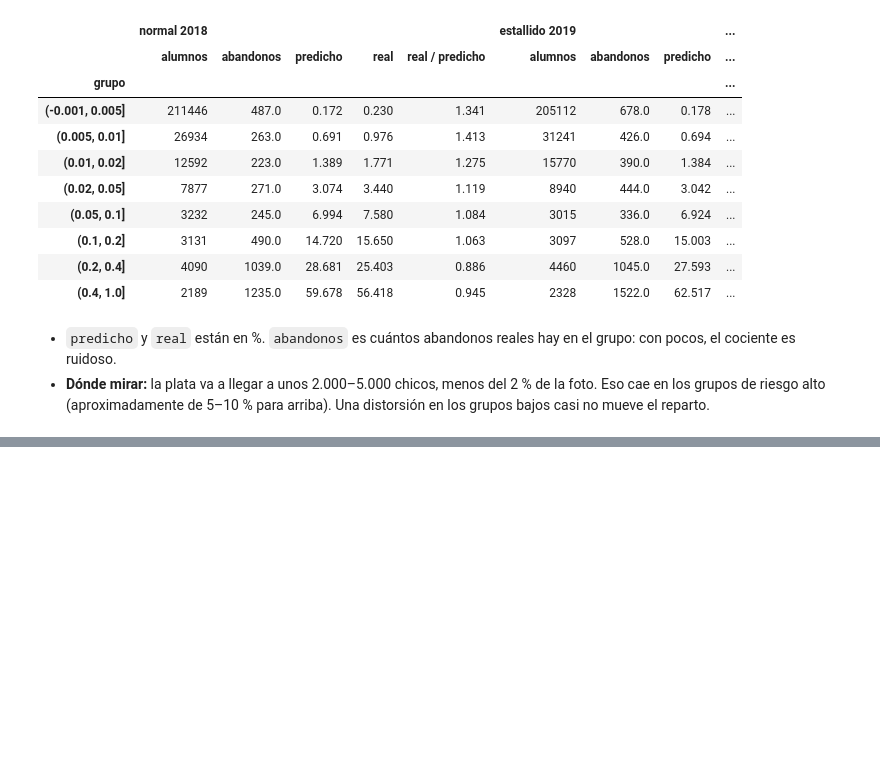
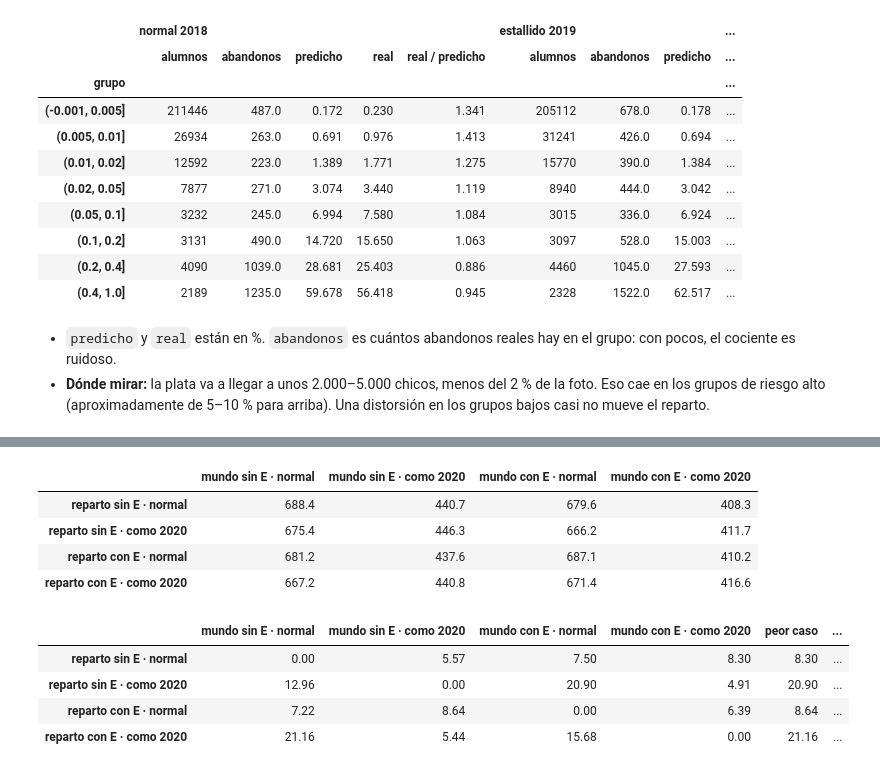
Before and after one commit to OsvaldoFernandez/acd-minedu, a Jupyter notebook: desafio.ipynb, the cells around one changed output, grey strips where cells are left out. Cells and saved outputs as stored; diff of their text form; code cells hidden in the pictures; blank space fills up the shorter version.

Commit message:
Escenario como 2020, reparto óptimo y matriz de arrepentimiento
Co-Authored-By: Claude Opus 5.5 <noreply@anthropic.com>

```diff
--- a/desafio.ipynb
+++ b/desafio.ipynb
@@ -512,0 +523,15 @@ Lo que sigue:
+# %%
+from sklearn.isotonic import IsotonicRegression
+
+MUNDOS = ["normal", "como 2020"]
+p = {}
+for variante, cols in VARIANTES.items():
+    y_bt, p_bt = bt["pandemia 2020"] if variante == "sin E" else predecir_backtest(cols, 2015, 2019, 2020)
+    iso = IsotonicRegression(out_of_bounds="clip", y_min=1e-6).fit(p_bt, y_bt)
+    p[(variante, "normal")] = foto[f"p {variante}"].to_numpy()
+    p[(variante, "como 2020")] = iso.predict(p[(variante, "normal")])
+
+pd.DataFrame({f"{v} · {w}": [100 * q.mean()] + [100 * q[(p[(v, 'normal')] > a) & (p[(v, 'normal')] <= b)].mean()
+                                                 for a, b in [(.1, .2), (.2, .4), (.4, 1)]]
+              for (v, w), q in p.items()},
+             index=["tasa media 2021 (%)", "grupo 10–20 % (%)", "grupo 20–40 % (%)", "grupo 40–100 % (%)"]).round(2)
@@ -512,0 +615,12 @@ Lo que sigue:
+# %%
+def matriz(claves):
+    valor = pd.DataFrame({f"mundo {v} · {w}": {f"reparto {rv} · {rw}": evitados(repartos[(rv, rw)], p[(v, w)])
+                                              for rv, rw in claves}
+                          for v, w in claves})
+    return valor, valor.max() - valor
+
+
+SIN_E = [("sin E", w) for w in MUNDOS]
+valor, arrep = matriz(SIN_E)
+display(valor.round(1))
+arrep.assign(**{"peor caso": arrep.max(axis=1), "peor caso (%)": 100 * (arrep / valor.max()).max(axis=1)}).round(2)
@@ -512,0 +634,16 @@ Lo que sigue:
+# %%
+TODAS = list(p)
+valor4, arrep4 = matriz(TODAS)
+display(valor4.round(1))
+arrep4.assign(**{"peor caso": arrep4.max(axis=1), "peor caso (%)": 100 * (arrep4 / valor4.max()).max(axis=1)}).round(2)
+# %% [output]
+|  | mundo sin E · normal | mundo sin E · como 2020 | mundo con E · normal | mundo con E · como 2020 |
+| reparto sin E · normal | 688.4 | 440.7 | 679.6 | 408.3 |
+| reparto sin E · como 2020 | 675.4 | 446.3 | 666.2 | 411.7 |
+| reparto con E · normal | 681.2 | 437.6 | 687.1 | 410.2 |
+| reparto con E · como 2020 | 667.2 | 440.8 | 671.4 | 416.6 |
+|  | mundo sin E · normal | mundo sin E · como 2020 | mundo con E · normal | mundo con E · como 2020 | peor caso | ... |
+| reparto sin E · normal | 0.00 | 5.57 | 7.50 | 8.30 | 8.30 | ... |
+| reparto sin E · como 2020 | 12.96 | 0.00 | 20.90 | 4.91 | 20.90 | ... |
+| reparto con E · normal | 7.22 | 8.64 | 0.00 | 6.39 | 8.64 | ... |
+| reparto con E · como 2020 | 21.16 | 5.44 | 15.68 | 0.00 | 21.16 | ... |
```
Also changed, not shown: parts of 14 cells of this notebook.
